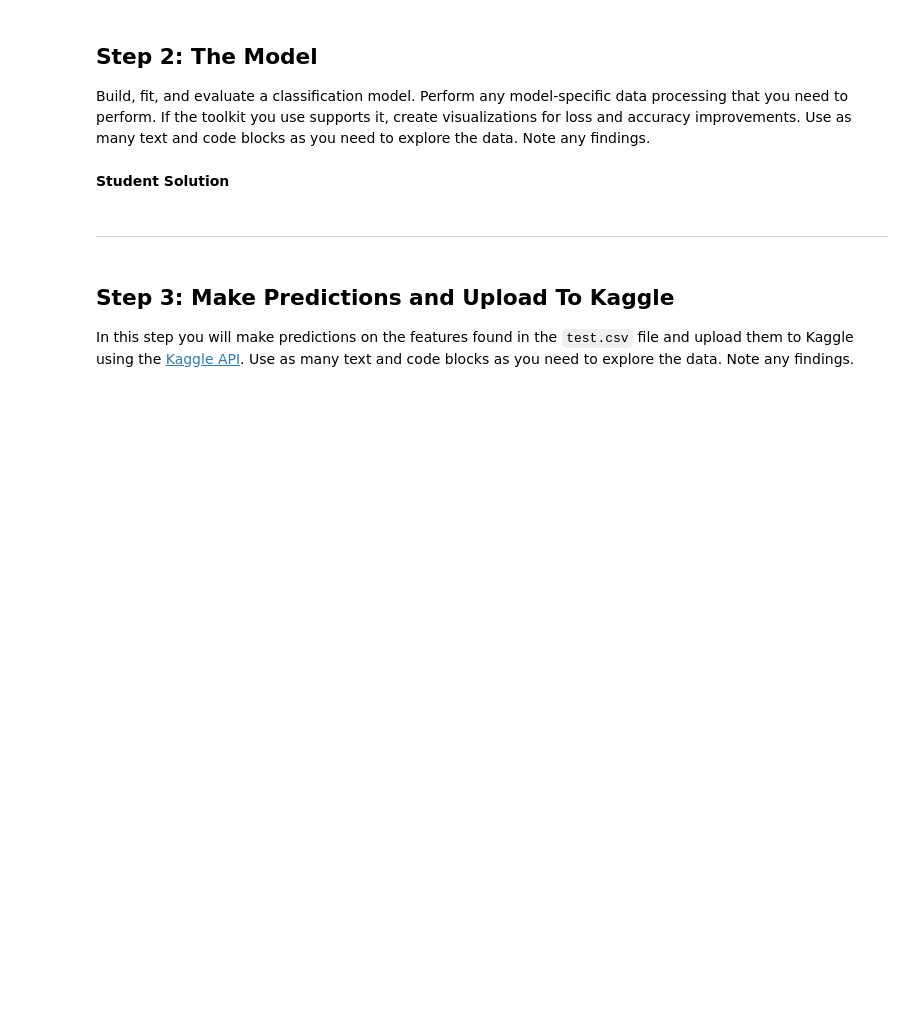
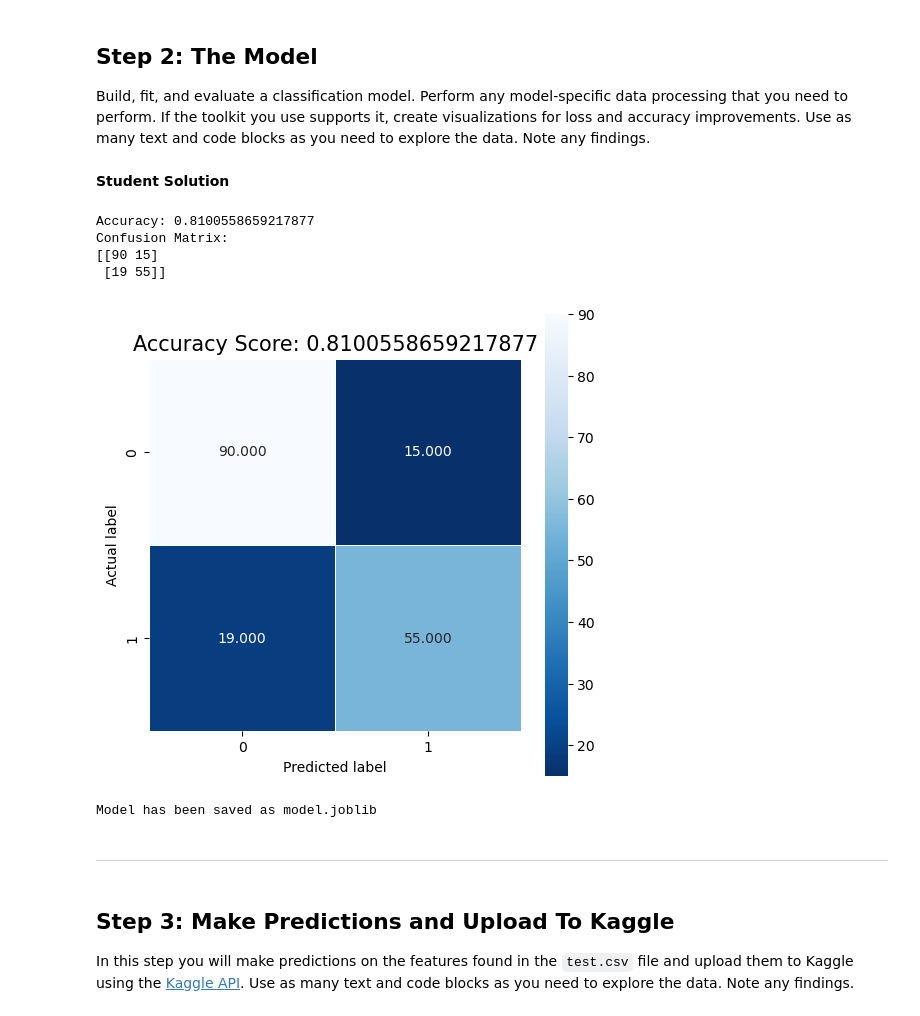
Before and after one commit to Edrop7/OSSU-BSCS_SamuelOvalle, a Jupyter notebook: extras/USC-AIML-NACME/Project 3/classification.ipynb, the cells around one changed output. Cells and saved outputs as stored; diff of their text form; code cells hidden in the pictures; blank space fills up the shorter version.

```diff
--- a/extras/USC-AIML-NACME/Project 3/classification.ipynb
+++ b/extras/USC-AIML-NACME/Project 3/classification.ipynb
@@ -57,3 +264,60 @@ Build, fit, and evaluate a classification model. Perform any model-specific data
+# %%
+# Your code goes here
+
+from sklearn.model_selection import train_test_split
+from sklearn.linear_model import LogisticRegression
+from sklearn.metrics import accuracy_score, confusion_matrix
+
+# Split the data into features (X) and target (y)
+X = train_df[['Pclass', 'Sex', 'Age', 'SibSp', 'Parch', 'Fare', 'Embarked']]
+y = train_df['Survived']
+
+# Split the data into training and testing sets
+X_train, X_test, y_train, y_test = train_test_split(X, y, test_size=0.2, random_state=42)
+# %%
+# Build the logistic regression model
+model = LogisticRegression()
+
+# Fit the model on the training data
+model.fit(X_train, y_train)
+
+# Make predictions on the testing data
+y_pred = model.predict(X_test)
+# %%
+# Evaluate the model
+accuracy = accuracy_score(y_test, y_pred)
+confusion_mat = confusion_matrix(y_test, y_pred)
+
+# Print the accuracy and confusion matrix
+print("Accuracy:", accuracy)
+print("Confusion Matrix:")
+print(confusion_mat)
+# %% [output]
+Accuracy: 0.8100558659217877
+Confusion Matrix:
+[[90 15]
+ [19 55]]
+# %%
+#visualize the confusion matrix
+import matplotlib.pyplot as plt
+import seaborn as sns
+
+plt.figure(figsize=(6, 6))
+sns.heatmap(confusion_mat, annot=True, fmt=".3f", linewidths=.5, square = True, cmap = 'Blues_r');
+plt.ylabel('Actual label')
+plt.xlabel('Predicted label')
+all_sample_title = 'Accuracy Score: {0}'.format(accuracy)
+plt.title(all_sample_title, size = 15)
+plt.show()
+# %% [output]
+[figure, added]
+# %%
+# Save the model
+import joblib
+joblib.dump(model, 'model.joblib')
+print('Model has been saved as model.joblib')
+# %% [output]
+Model has been saved as model.joblib
 # %% [markdown]
 ---
 # %% [markdown]
```
Also changed, not shown: parts of 26 cells of this notebook, 4 other files.
